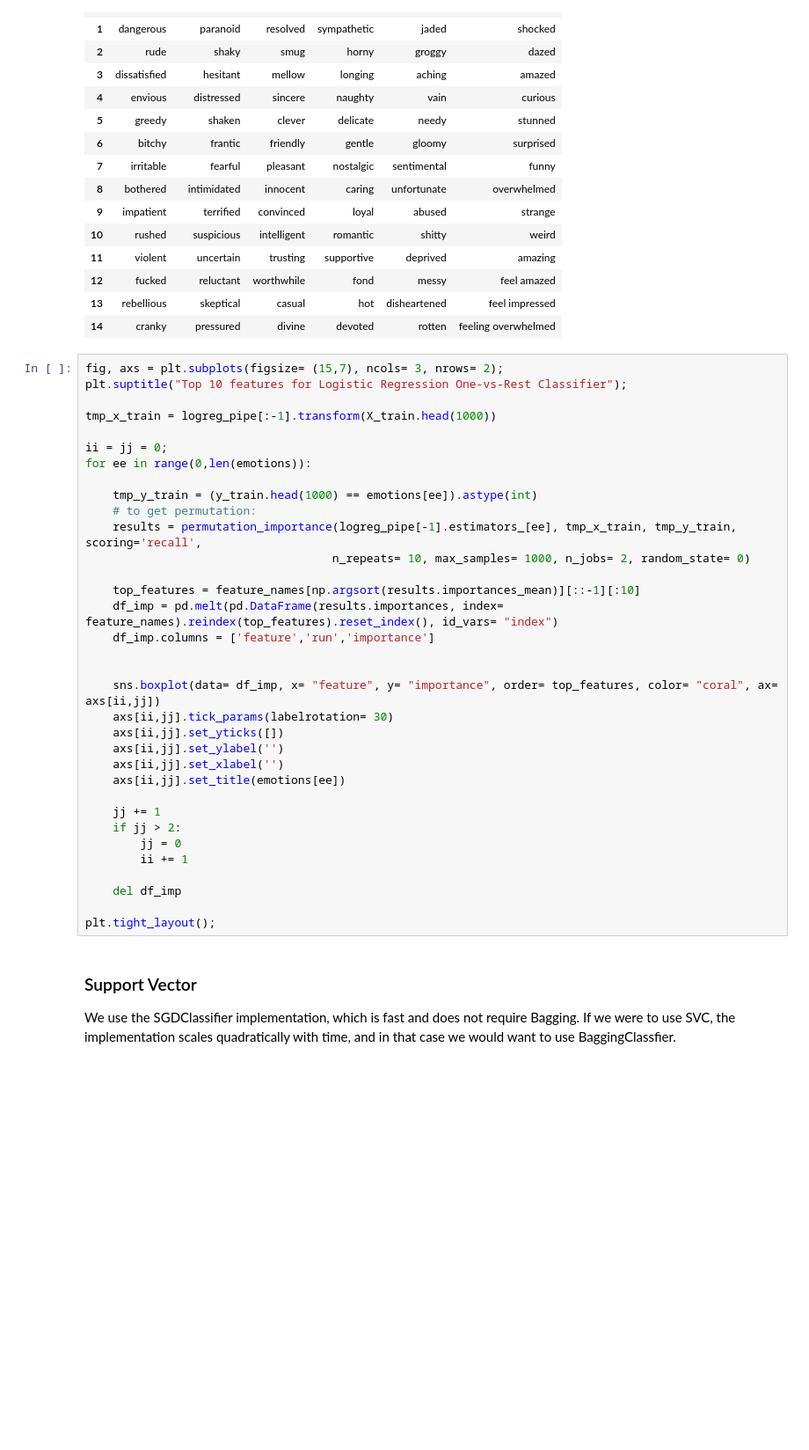
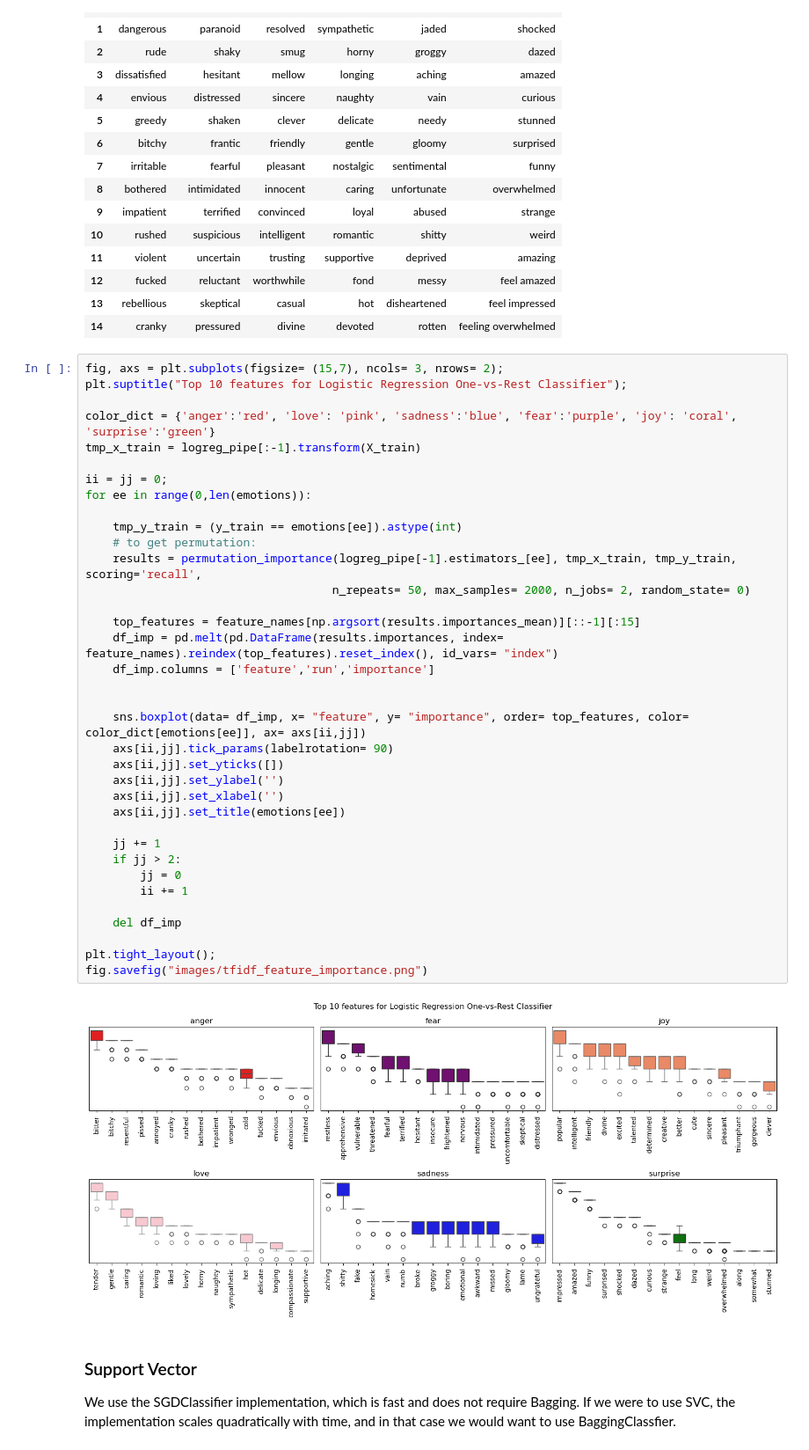
Before and after one commit to garimasc/emotional_classification, a Jupyter notebook: tfidf_classification_models.ipynb, the cells around one changed output. Shown at 88% size. Drawn from its saved outputs; the diff is of its cells as text; blank space fills up the shorter version.

Commit message:
feature_importance

```diff
--- a/tfidf_classification_models.ipynb
+++ b/tfidf_classification_models.ipynb
@@ -156,37 +156,41 @@ res
 # %%
 fig, axs = plt.subplots(figsize= (15,7), ncols= 3, nrows= 2);
 plt.suptitle("Top 10 features for Logistic Regression One-vs-Rest Classifier");
 
-tmp_x_train = logreg_pipe[:-1].transform(X_train.head(1000))
+color_dict = {'anger':'red', 'love': 'pink', 'sadness':'blue', 'fear':'purple', 'joy': 'coral', 'surprise':'green'}
+tmp_x_train = logreg_pipe[:-1].transform(X_train)
 
 ii = jj = 0;
 for ee in range(0,len(emotions)):
 
-    tmp_y_train = (y_train.head(1000) == emotions[ee]).astype(int)
+    tmp_y_train = (y_train == emotions[ee]).astype(int)
     # to get permutation:
     results = permutation_importance(logreg_pipe[-1].estimators_[ee], tmp_x_train, tmp_y_train, scoring='recall',
-                                    n_repeats= 10, max_samples= 1000, n_jobs= 2, random_state= 0)
+                                    n_repeats= 50, max_samples= 2000, n_jobs= 2, random_state= 0)
 
-    top_features = feature_names[np.argsort(results.importances_mean)][::-1][:10]
+    top_features = feature_names[np.argsort(results.importances_mean)][::-1][:15]
     df_imp = pd.melt(pd.DataFrame(results.importances, index= feature_names).reindex(top_features).reset_index(), id_vars= "index")
     df_imp.columns = ['feature','run','importance']
 
 
-    sns.boxplot(data= df_imp, x= "feature", y= "importance", order= top_features, color= "coral", ax= axs[ii,jj])
-    axs[ii,jj].tick_params(labelrotation= 30)
+    sns.boxplot(data= df_imp, x= "feature", y= "importance", order= top_features, color= color_dict[emotions[ee]], ax= axs[ii,jj])
+    axs[ii,jj].tick_params(labelrotation= 90)
     axs[ii,jj].set_yticks([])
     axs[ii,jj].set_ylabel('')
     axs[ii,jj].set_xlabel('')
     axs[ii,jj].set_title(emotions[ee])
 
     jj += 1
     if jj > 2:
         jj = 0
         ii += 1
 
     del df_imp
 
 plt.tight_layout();
+fig.savefig("images/tfidf_feature_importance.png")
+# %% [output]
+[figure, added]
 # %% [markdown]
 ### Support Vector
 We use the SGDClassifier implementation, which is fast and does not require Bagging.
```
Also changed, not shown: 1 other file.
